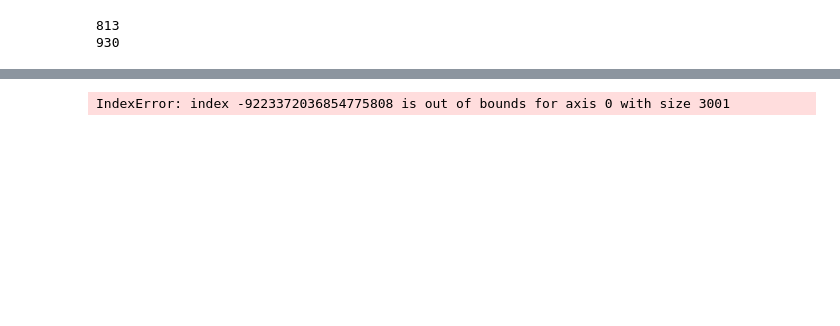
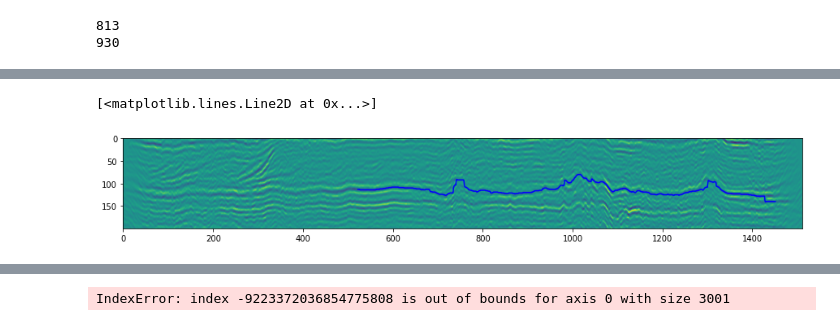
Before and after one commit to adelkaiarullin/shortest-path, a Jupyter notebook: emperical_solution.ipynb, the cells around one changed output, grey strips where cells are left out. Drawn from its saved outputs; the diff is of its cells as text; code cells hidden in the pictures; blank space fills up the shorter version.

```diff
--- a/emperical_solution.ipynb
+++ b/emperical_solution.ipynb
@@ -167,0 +163,6 @@ plt.plot(l1_horizons_train.hor_4-600, color='red')
+# %%
+plt.imshow(lap.T[700:900])
+plt.plot(tmp.x.values, y_hat-700, color='blue')
+# %% [output]
+[<matplotlib.lines.Line2D at 0x...>]
+[figure, added]
```
Also changed, not shown: parts of 12 cells of this notebook, 2 other files.
